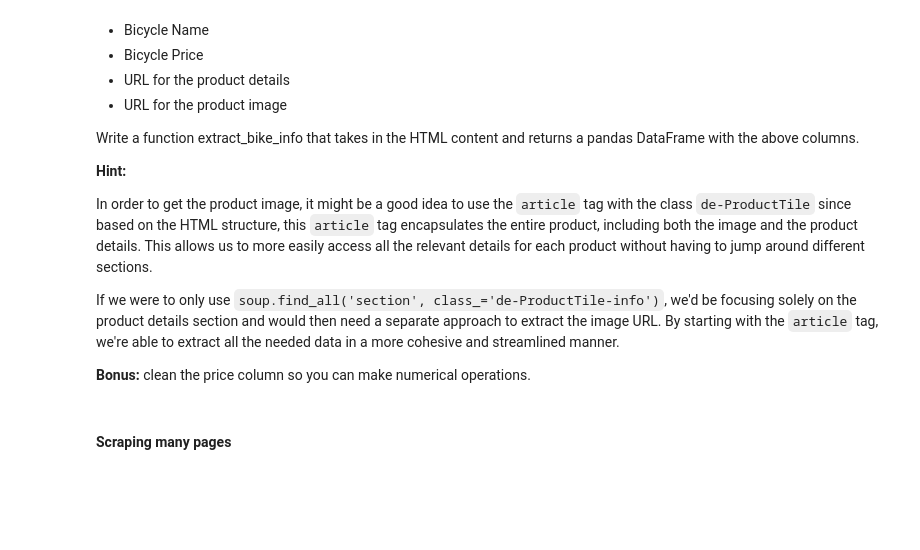
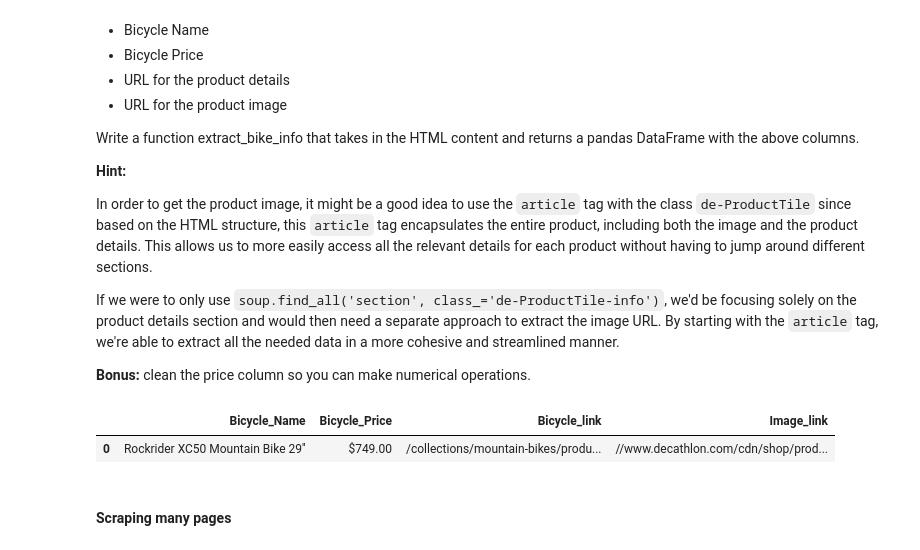
Before and after one commit to TheLazyCactus/ironhack-v4-data-lessons, a Jupyter notebook: cohorts/15_oct_24/02_data_wrangling_and_retrieval/code_along_nb/W5D3_web_scraping.ipynb, the cells around one changed output. Saved outputs shown, nothing was run; the diff lists cells and outputs as text; code cells hidden in the pictures; blank space fills up the shorter version.

```diff
--- a/cohorts/15_oct_24/02_data_wrangling_and_retrieval/code_along_nb/W5D3_web_scraping.ipynb
+++ b/cohorts/15_oct_24/02_data_wrangling_and_retrieval/code_along_nb/W5D3_web_scraping.ipynb
@@ -392,7 +779,10 @@ def extract_bike_info(soup):
     return df
 # %%
-df = extract_bike_info(soup)
-df
+df_result = extract_bike_info(soup)
+df_result
+# %% [output]
+|  | Bicycle_Name | Bicycle_Price | Bicycle_link | Image_link |
+| 0 | Rockrider XC50 Mountain Bike 29'' | $749.00 | /collections/mountain-bikes/produ... | //www.decathlon.com/cdn/shop/prod... |
 # %% [markdown]
 #### Scraping many pages
 # %% [markdown]
```
Also changed, not shown: parts of 58 cells of this notebook.
